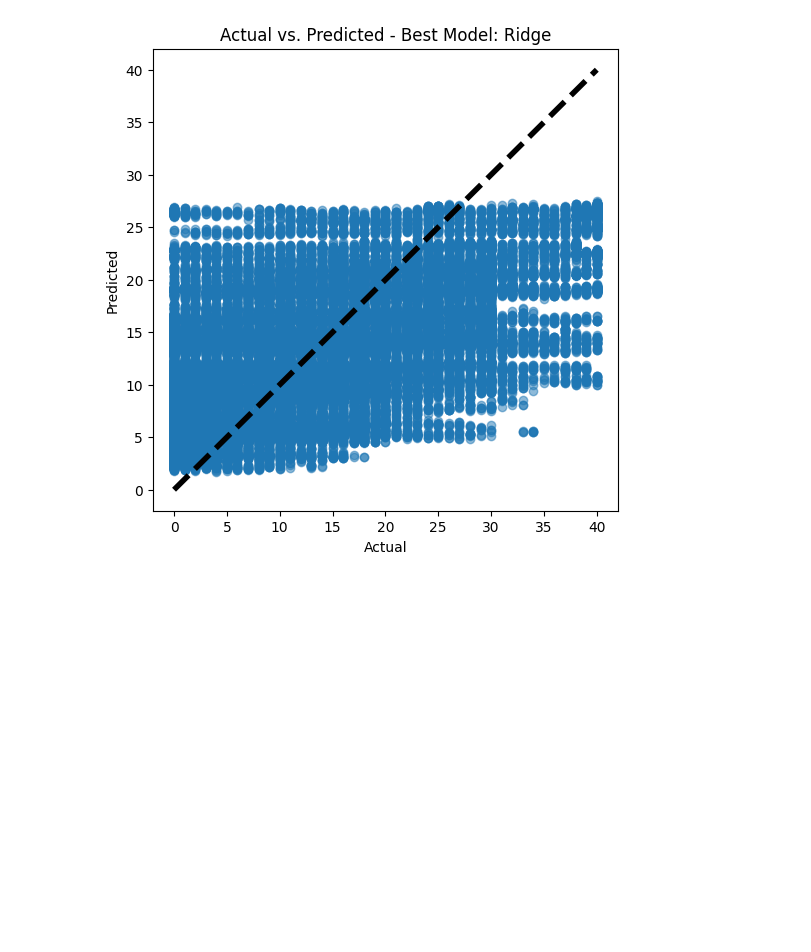
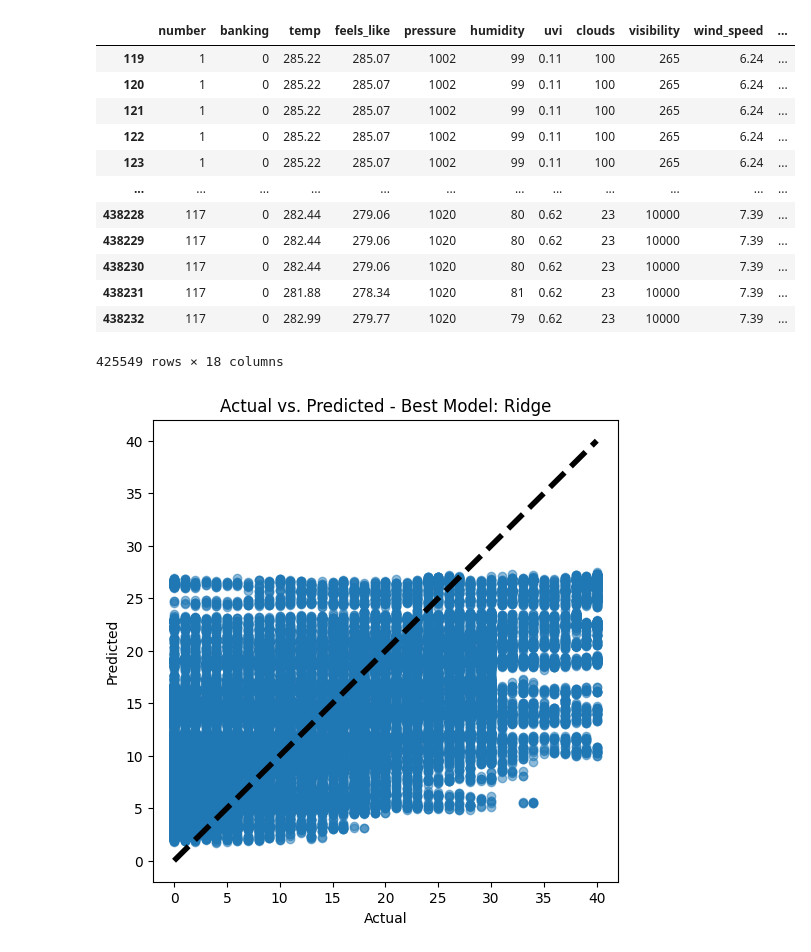
Before and after one commit to YE-Qingtian/YourBike, a Jupyter notebook: ML/ML.ipynb, the cells around one changed output. Saved outputs shown, nothing was run; the diff lists cells and outputs as text; code cells hidden in the pictures; blank space fills up the shorter version.

```diff
--- a/ML/ML.ipynb
+++ b/ML/ML.ipynb
@@ -54,6 +53,22 @@ preprocessor = ColumnTransformer(
         ('num', numerical_pipeline, numerical_features),
         ('cat', categorical_pipeline, categorical_features)
     ])
+# %%
+X
+# %% [output]
+|  | number | banking | temp | feels_like | pressure | humidity | uvi | clouds | visibility | wind_speed | ... |
+| 119 | 1 | 0 | 285.22 | 285.07 | 1002 | 99 | 0.11 | 100 | 265 | 6.24 | ... |
+| 120 | 1 | 0 | 285.22 | 285.07 | 1002 | 99 | 0.11 | 100 | 265 | 6.24 | ... |
+| 121 | 1 | 0 | 285.22 | 285.07 | 1002 | 99 | 0.11 | 100 | 265 | 6.24 | ... |
+| 122 | 1 | 0 | 285.22 | 285.07 | 1002 | 99 | 0.11 | 100 | 265 | 6.24 | ... |
+| 123 | 1 | 0 | 285.22 | 285.07 | 1002 | 99 | 0.11 | 100 | 265 | 6.24 | ... |
+| ... | ... | ... | ... | ... | ... | ... | ... | ... | ... | ... | ... |
+| 438228 | 117 | 0 | 282.44 | 279.06 | 1020 | 80 | 0.62 | 23 | 10000 | 7.39 | ... |
+| 438229 | 117 | 0 | 282.44 | 279.06 | 1020 | 80 | 0.62 | 23 | 10000 | 7.39 | ... |
+| 438230 | 117 | 0 | 282.44 | 279.06 | 1020 | 80 | 0.62 | 23 | 10000 | 7.39 | ... |
+| 438231 | 117 | 0 | 281.88 | 278.34 | 1020 | 81 | 0.62 | 23 | 10000 | 7.39 | ... |
+| 438232 | 117 | 0 | 282.99 | 279.77 | 1020 | 79 | 0.62 | 23 | 10000 | 7.39 | ... |
+425549 rows × 18 columns
 # %%
 models = {
     'Ridge': Ridge(),
```
Also changed, not shown: parts of 10 cells of this notebook, 1 other file.
